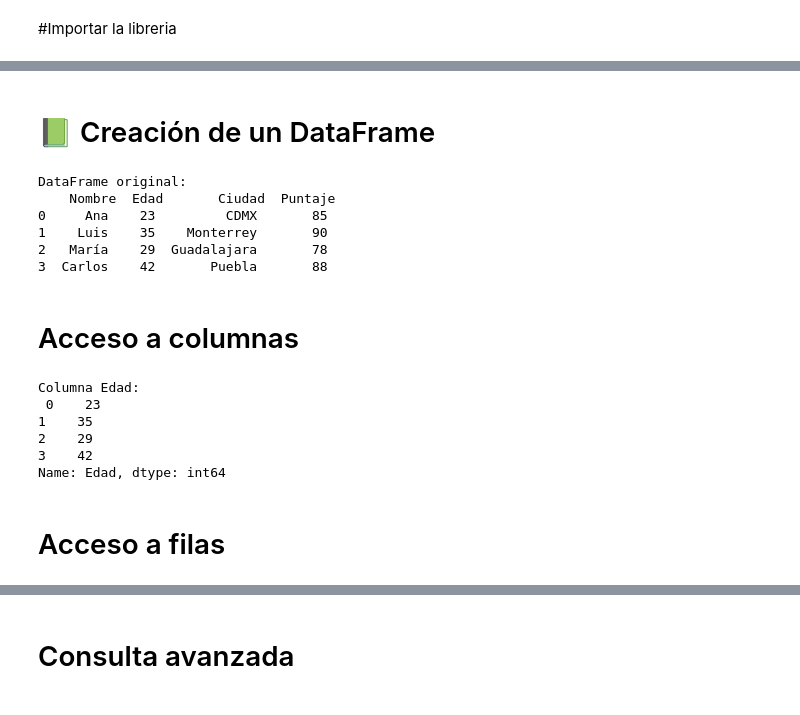
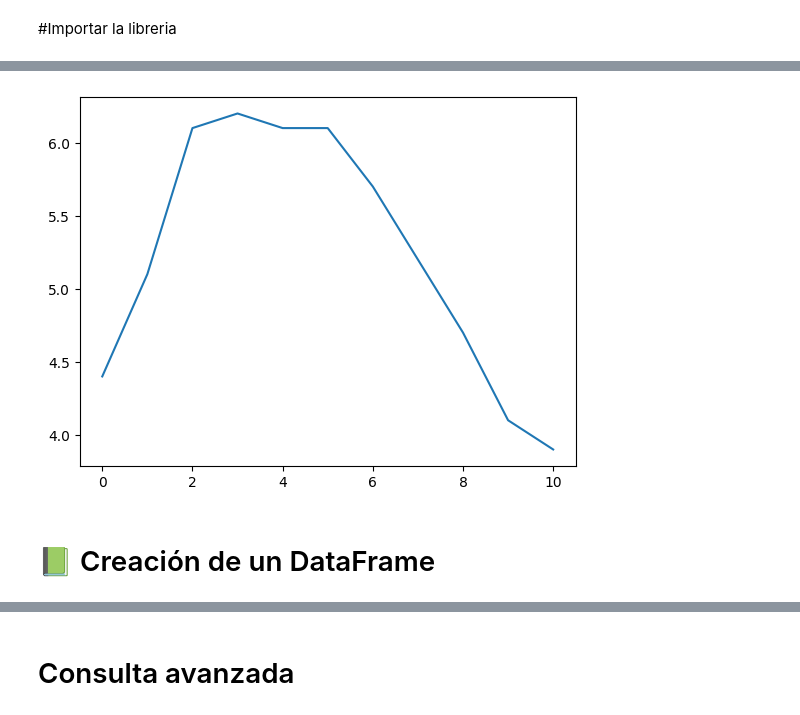
Before and after one commit to julmoram/Megapandas, a Jupyter notebook: Megapandas.ipynb, the cells around one changed output, grey strips where cells are left out. Drawn from its saved outputs; the diff is of its cells as text; code cells hidden in the pictures.

```diff
--- a/Megapandas.ipynb
+++ b/Megapandas.ipynb
@@ -72,0 +126,4 @@ plt.show()
+# %%
+temperaturas = [4.4, 5.1, 6.1, 6.2, 6.1, 6.1, 5.7, 5.2, 4.7, 4.1, 3.9]
+s = pd.Series(temperaturas, name="Temperaturas")
+s
@@ -73,32 +144,10 @@ plt.show()
+# %%
+%matplotlib inline
+import matplotlib.pyplot as plt
+
+s.plot()
+plt.show()
+# %% [output]
+[figure, added]
 # %% [markdown]
 # 📗 Creación de un DataFrame
-# %%
-datos = {
-    "Nombre": ["Ana", "Luis", "María", "Carlos"],
-    "Edad": [23, 35, 29, 42],
-    "Ciudad": ["CDMX", "Monterrey", "Guadalajara", "Puebla"],
-    "Puntaje": [85, 90, 78, 88]
-}
-
-df = pd.DataFrame(datos, columns=["Nombre", "Edad", "Ciudad", "Puntaje"])
-print("\nDataFrame original:\n", df)
-# %% [output]
-DataFrame original:
-    Nombre  Edad       Ciudad  Puntaje
-0     Ana    23         CDMX       85
-1    Luis    35    Monterrey       90
-2   María    29  Guadalajara       78
-3  Carlos    42       Puebla       88
-# %% [markdown]
-# Acceso a columnas
-# %%
-print("\nColumna Edad:\n", df["Edad"])
-# %% [output]
-Columna Edad:
- 0    23
-1    35
-2    29
-3    42
-Name: Edad, dtype: int64
-# %% [markdown]
-# Acceso a filas
```
Also changed, not shown: parts of 71 cells of this notebook.
